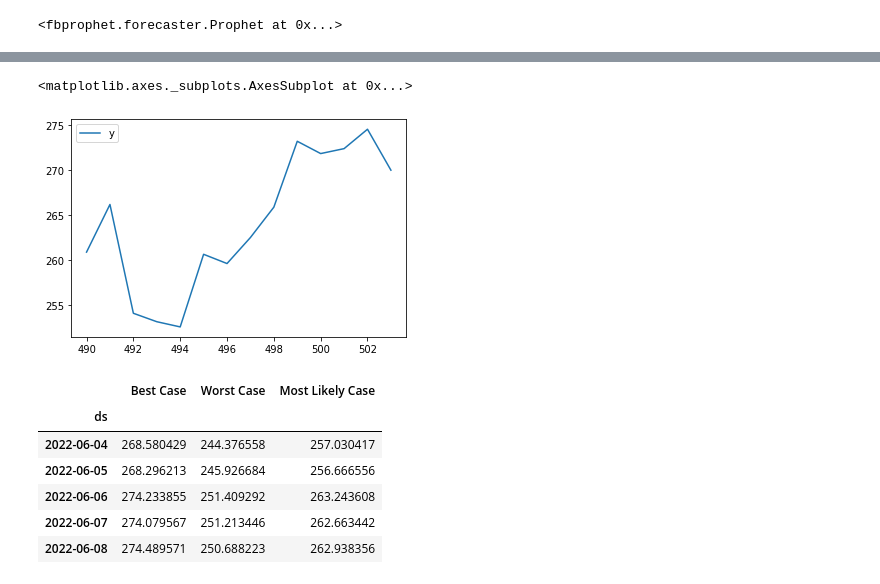
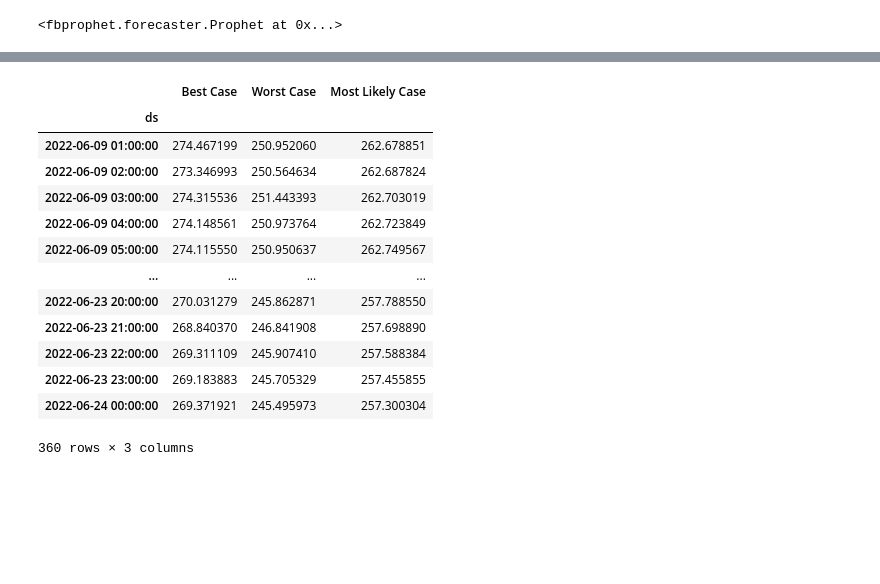
Before and after one commit to marcoberton/Project_2_group_1, a Jupyter notebook: ml_strategy.ipynb, the cells around one changed output, grey strips where cells are left out. Cells and saved outputs as stored; diff of their text form; code cells hidden in the pictures; blank space fills up the shorter version.

```diff
--- a/ml_strategy.ipynb
+++ b/ml_strategy.ipynb
@@ -81,0 +55,15 @@ msft_prophet_df
+# %%
+# Create ds, y DataFrame for fbProphet processing
+ticker='MSFT'
+
+# Get current closing prices for MSFT from last two years
+msft_df = fetch_yahoo(ticker, 2)
+
+# Display sample data
+display(msft_df.head())
+display(msft_df.tail())
+print(msft_df.shape)
+
+
+# Plot the DataFrame with hvplot
+msft_df['y'].plot()
@@ -88,6 +94,6 @@ NameError: name 'Prophet' is not defined
 # %%
 # Fit the model
-model_msft.fit(msft_prophet_df)
+model_msft.fit(msft_df)
 # %% [output]
 INFO:fbprophet:Disabling yearly seasonality. Run prophet with yearly_seasonality=True to override this.
 INFO:fbprophet:Disabling daily seasonality. Run prophet with daily_seasonality=True to override this.
@@ -95,9 +101,9 @@ INFO:fbprophet:Disabling daily seasonality. Run prophet with daily_seasonality=T
 # %%
 # Forecast two week of future trends data for MSFT
 # Tweak periods and freq to easily adjust desired sliders
-future_msft = model_msft.make_future_dataframe(periods=14, freq="D")
+future_msft = model_msft.make_future_dataframe(periods=360, freq="H")
 
 # Display the last five rows of the DataFrame
-future_msft.tail()
+future_msft
 # %% [output]
 |  | ds |
@@ -152,34 +169,30 @@ forecast_plot
-# %%
-actual_plot = msft_prophet_df[["y"]].iloc[-14:,:].plot()
-actual_plot
-# ** get hvplots to work on colab to combine these graphs,
-# can switch them to hvplot before presentation if we don't need colab.
-
-# comparative_plot = forecast_plot * actual_plot
-# comparative_plot
-# %% [output]
-<matplotlib.axes._subplots.AxesSubplot at 0x...>
-[figure, removed]
 # %%
-# Rename forecast columns to something more readable
-two_week_forecast = forecast_msft.iloc[-14:,:][['yhat_upper', 'yhat_lower', 'yhat']]
+# Rename forecast columns to something more readable & splice time period to analyze
+two_week_forecast = forecast_msft.iloc[-360:,:][['yhat_upper', 'yhat_lower', 'yhat']]
 
 two_week_forecast = two_week_forecast.rename(
     columns={
         'yhat_upper': 'Best Case',
         'yhat_lower':'Worst Case',
         'yhat':'Most Likely Case'
     }
 )
-two_week_forecast.head()
+two_week_forecast
 # %% [output]
 |  | Best Case | Worst Case | Most Likely Case |
 | ds |  |  |  |
-| 2022-06-04 | 268.580429 | 244.376558 | 257.030417 |
-| 2022-06-05 | 268.296213 | 245.926684 | 256.666556 |
-| 2022-06-06 | 274.233855 | 251.409292 | 263.243608 |
-| 2022-06-07 | 274.079567 | 251.213446 | 262.663442 |
-| 2022-06-08 | 274.489571 | 250.688223 | 262.938356 |
+| 2022-06-09 01:00:00 | 274.467199 | 250.952060 | 262.678851 |
+| 2022-06-09 02:00:00 | 273.346993 | 250.564634 | 262.687824 |
+| 2022-06-09 03:00:00 | 274.315536 | 251.443393 | 262.703019 |
+| 2022-06-09 04:00:00 | 274.148561 | 250.973764 | 262.723849 |
+| 2022-06-09 05:00:00 | 274.115550 | 250.950637 | 262.749567 |
+| ... | ... | ... | ... |
+| 2022-06-23 20:00:00 | 270.031279 | 245.862871 | 257.788550 |
+| 2022-06-23 21:00:00 | 268.840370 | 246.841908 | 257.698890 |
+| 2022-06-23 22:00:00 | 269.311109 | 245.907410 | 257.588384 |
+| 2022-06-23 23:00:00 | 269.183883 | 245.705329 | 257.455855 |
+| 2022-06-24 00:00:00 | 269.371921 | 245.495973 | 257.300304 |
+360 rows × 3 columns
 # %%
 # Find the mean data
 two_week_forecast.mean()
```
Also changed, not shown: parts of 36 cells of this notebook, 2 other files.
